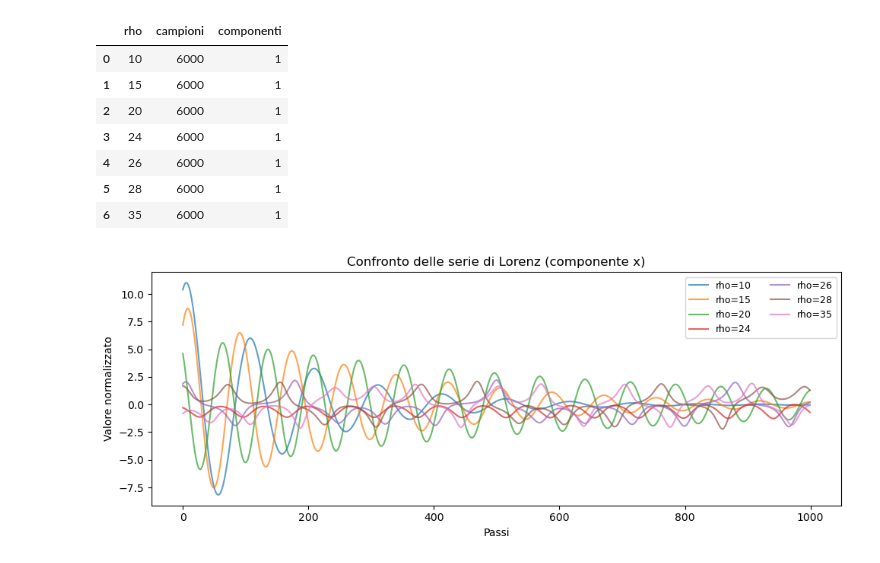
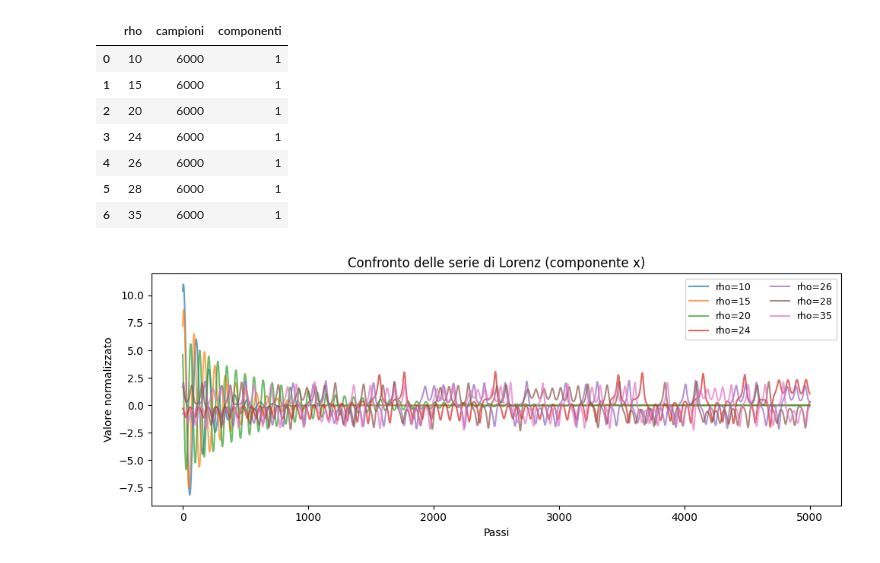
Before and after one commit to dandarm/ComplexityLab, a Jupyter notebook: Series_examples.ipynb, the cells around one changed output. Saved outputs shown, nothing was run; the diff lists cells and outputs as text; code cells hidden in the pictures.

```diff
--- a/Series_examples.ipynb
+++ b/Series_examples.ipynb
@@ -50,13 +64,13 @@ summary
 # %%
 plt.figure(figsize=(10, 4))
 for series in lorenz_series_instances:
     label = f"rho={series.parameters['rho']}"
-    plt.plot(series.component(0)[:1000], label=label, alpha=0.7)
+    plt.plot(series.component(0)[:5000], label=label, alpha=0.7)
 plt.title("Confronto delle serie di Lorenz (componente x)")
 plt.xlabel("Passi")
 plt.ylabel("Valore normalizzato")
 plt.legend(ncol=2, fontsize=9)
 plt.tight_layout()
 plt.show()
 # %% [output]
-[figure, old version]
+[figure, new version]
```
Also changed, not shown: parts of 4 cells of this notebook, 2 other files.
